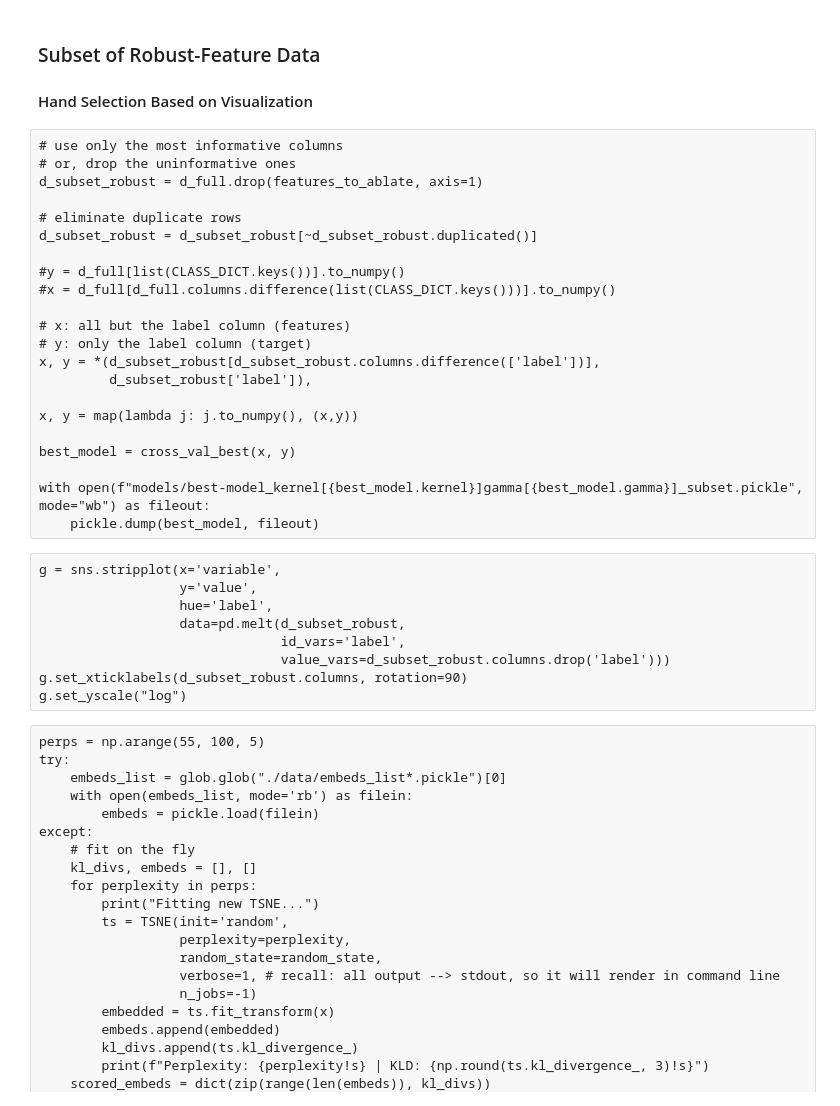
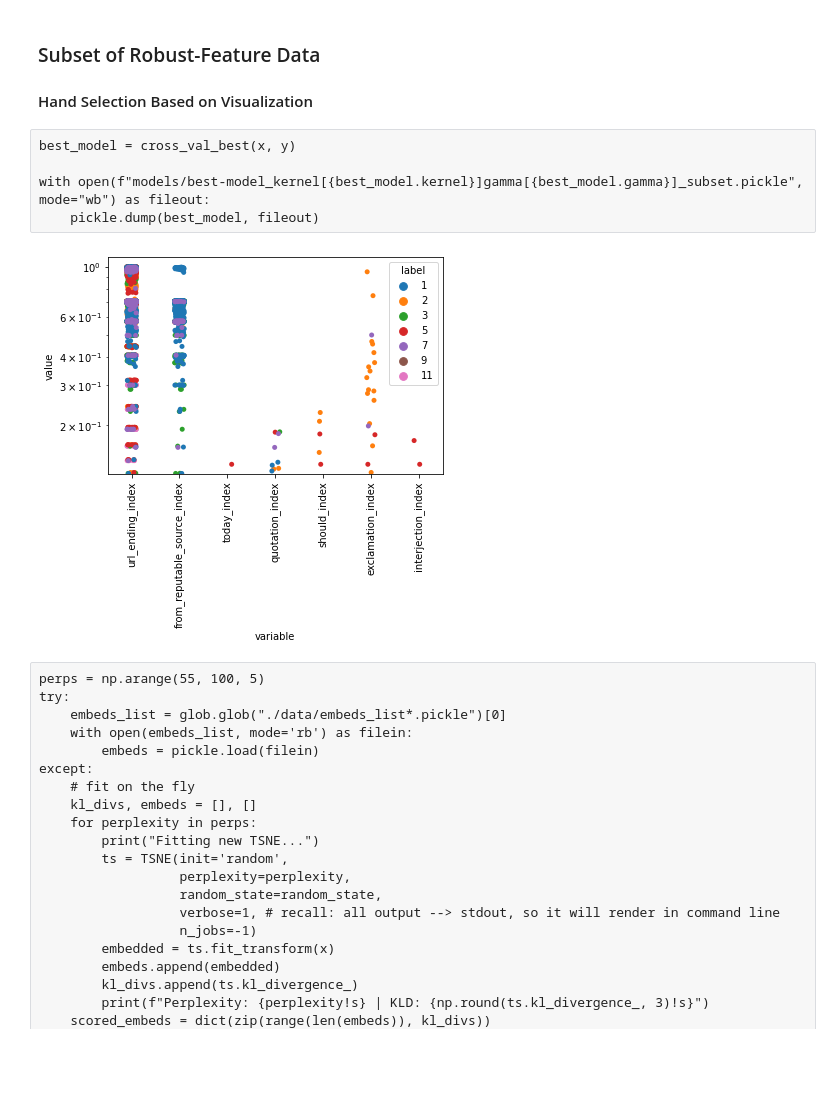
Before and after one commit to lethaiq/SysFake-1, a Jupyter notebook: notebooks/multinom_svc_diagnostics.ipynb, the cells around one changed output. Cells and saved outputs as stored; diff of their text form; code cells hidden in the pictures; blank space fills up the shorter version.

```diff
--- a/notebooks/multinom_svc_diagnostics.ipynb
+++ b/notebooks/multinom_svc_diagnostics.ipynb
@@ -349,37 +389,36 @@ plt.savefig(f"./figures/{len(CLASS_DICT)!s}lab_featureselection_2.png")
 ### Subset of Robust-Feature Data
 
 #### Hand Selection Based on Visualization
-# %% [raw]
-# use only the most informative columns
-# or, drop the uninformative ones
-d_subset_robust = d_full.drop(features_to_ablate, axis=1)
-
-# eliminate duplicate rows
-d_subset_robust = d_subset_robust[~d_subset_robust.duplicated()]
-
-#y = d_full[list(CLASS_DICT.keys())].to_numpy()
-#x = d_full[d_full.columns.difference(list(CLASS_DICT.keys()))].to_numpy()
-
-# x: all but the label column (features)
-# y: only the label column (target)
-x, y = *(d_subset_robust[d_subset_robust.columns.difference(['label'])],
-         d_subset_robust['label']),
-
-x, y = map(lambda j: j.to_numpy(), (x,y))
-
-best_model = cross_val_best(x, y)
-
-with open(f"models/best-model_kernel[{best_model.kernel}]gamma[{best_model.gamma}]_subset.pickle", mode="wb") as fileout:
-    pickle.dump(best_model, fileout)
-# %% [raw]
-g = sns.stripplot(x='variable',
-                  y='value',
-                  hue='label',
-                  data=pd.melt(d_subset_robust,
-                               id_vars='label',
-                               value_vars=d_subset_robust.columns.drop('label')))
-g.set_xticklabels(d_subset_robust.columns, rotation=90)
-g.set_yscale("log")
+# %%
+# use only the most informative columns
+# or, drop the uninformative ones
+d_subset_robust = d_full.drop(features_to_ablate, axis=1)
+
+#y = d_full[list(CLASS_DICT.keys())].to_numpy()
+#x = d_full[d_full.columns.difference(list(CLASS_DICT.keys()))].to_numpy()
+
+# x: all but the label column (features)
+# y: only the label column (target)
+x, y = *(d_subset_robust[d_subset_robust.columns.difference(['label'])],
+         d_subset_robust['label']),
+
+x, y = map(lambda j: j.to_numpy(), (x,y))
+# %% [raw]
+best_model = cross_val_best(x, y)
+
+with open(f"models/best-model_kernel[{best_model.kernel}]gamma[{best_model.gamma}]_subset.pickle", mode="wb") as fileout:
+    pickle.dump(best_model, fileout)
+# %%
+g = sns.stripplot(x='variable',
+                  y='value',
+                  hue='label',
+                  data=pd.melt(d_subset_robust,
+                               id_vars='label',
+                               value_vars=d_subset_robust.columns.drop('label')))
+g.set_xticklabels(d_subset_robust.columns, rotation=90)
+g.set_yscale("log")
+# %% [output]
+[figure, added]
 # %% [raw]
 perps = np.arange(55, 100, 5)
 try:
```
Also changed, not shown: parts of 9 cells of this notebook.
